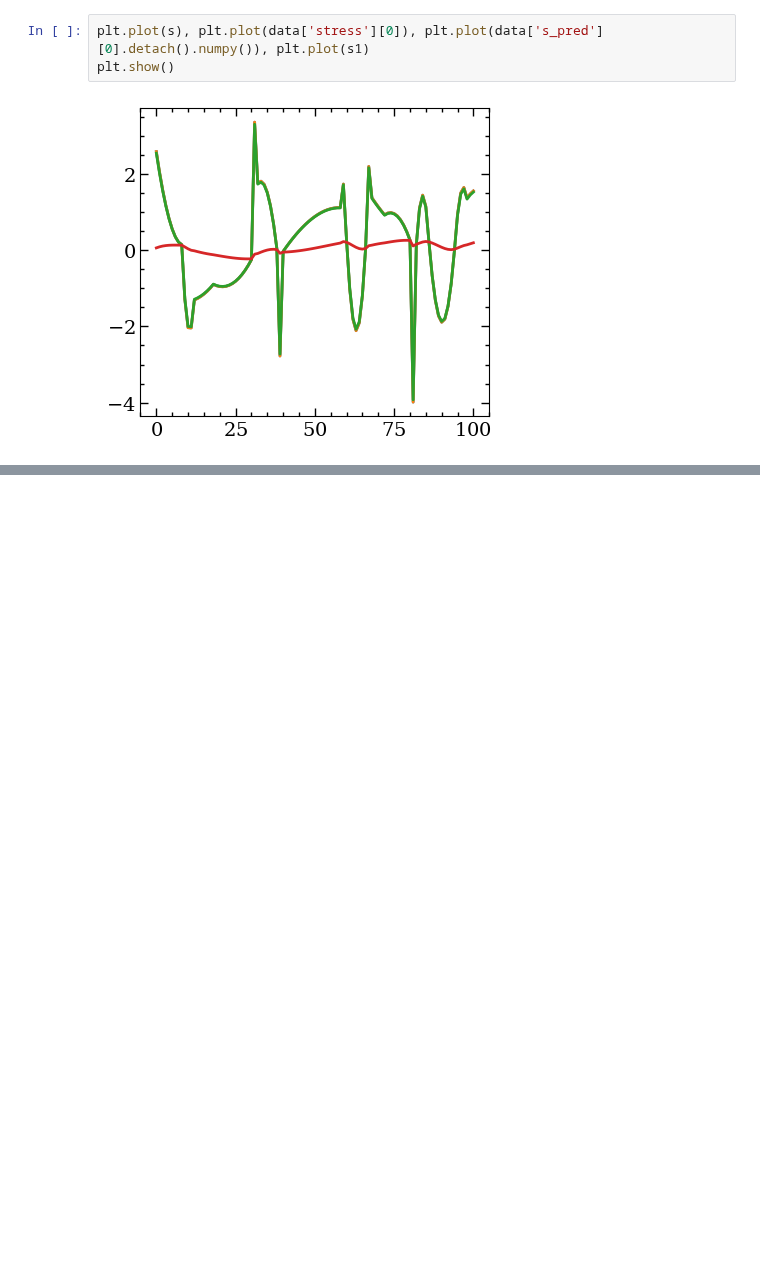
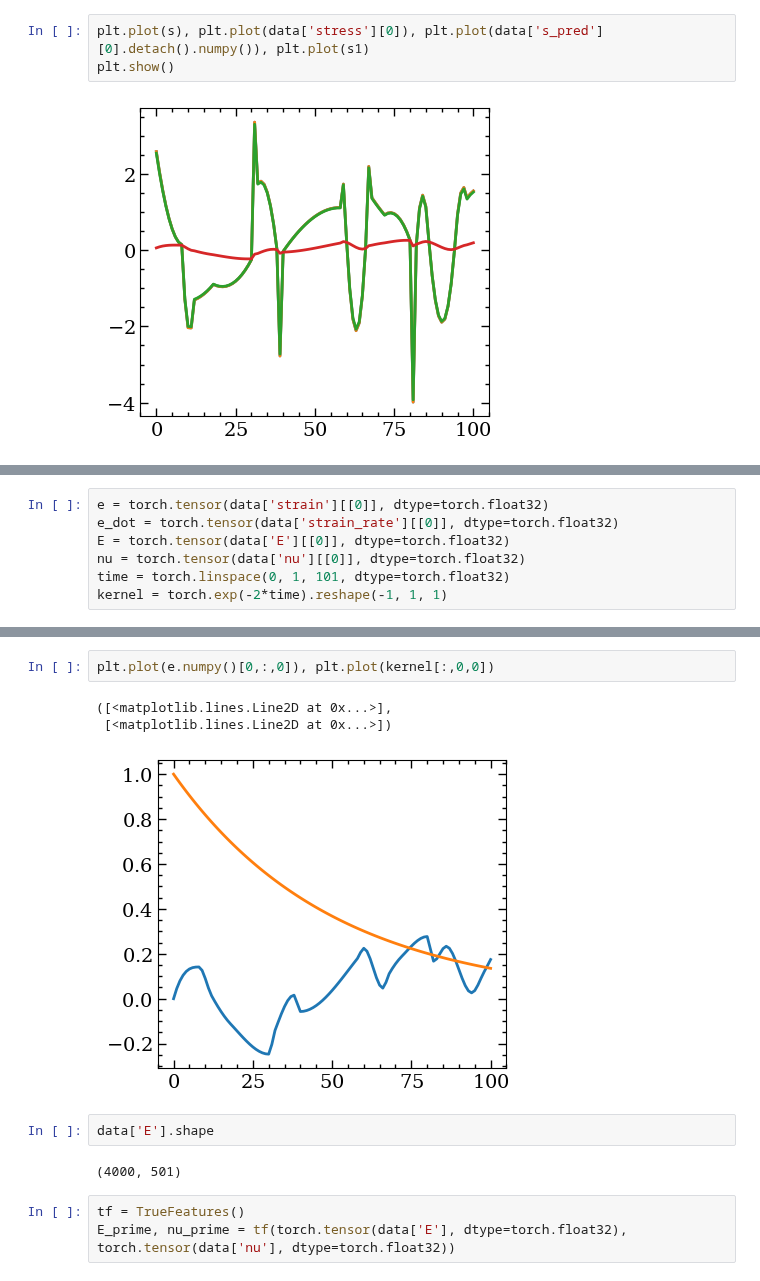
Before and after one commit to m-raj/microstructure-dependent-material-model, a Jupyter notebook: post_processing_lightning.ipynb, the cells around one changed output, grey strips where cells are left out. Drawn from its saved outputs; the diff is of its cells as text; blank space fills up the shorter version.

```diff
--- a/post_processing_lightning.ipynb
+++ b/post_processing_lightning.ipynb
@@ -229,0 +244,7 @@ plt.show()
+# %%
+e = torch.tensor(data['strain'][[0]], dtype=torch.float32)
+e_dot = torch.tensor(data['strain_rate'][[0]], dtype=torch.float32)
+E = torch.tensor(data['E'][[0]], dtype=torch.float32)
+nu = torch.tensor(data['nu'][[0]], dtype=torch.float32)
+time = torch.linspace(0, 1, 101, dtype=torch.float32)
+kernel = torch.exp(-2*time).reshape(-1, 1, 1)
@@ -229,0 +277,13 @@ plt.show()
+# %%
+plt.plot(e.numpy()[0,:,0]), plt.plot(kernel[:,0,0])
+# %% [output]
+([<matplotlib.lines.Line2D at 0x...>],
+ [<matplotlib.lines.Line2D at 0x...>])
+[figure, added]
+# %%
+data['E'].shape
+# %% [output]
+(4000, 501)
+# %%
+tf = TrueFeatures()
+E_prime, nu_prime = tf(torch.tensor(data['E'], dtype=torch.float32), torch.tensor(data['nu'], dtype=torch.float32))
```
Also changed, not shown: parts of 38 cells of this notebook.
